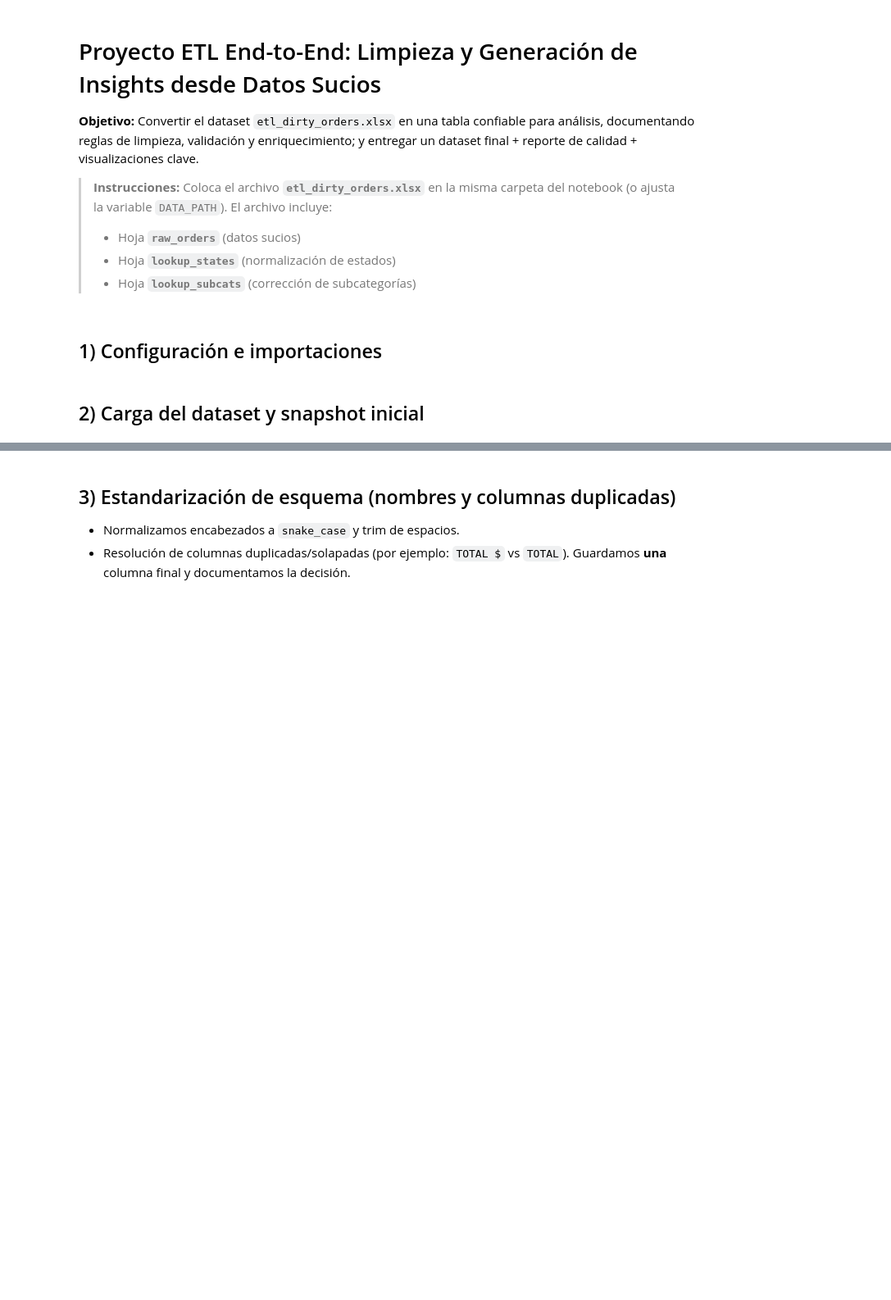
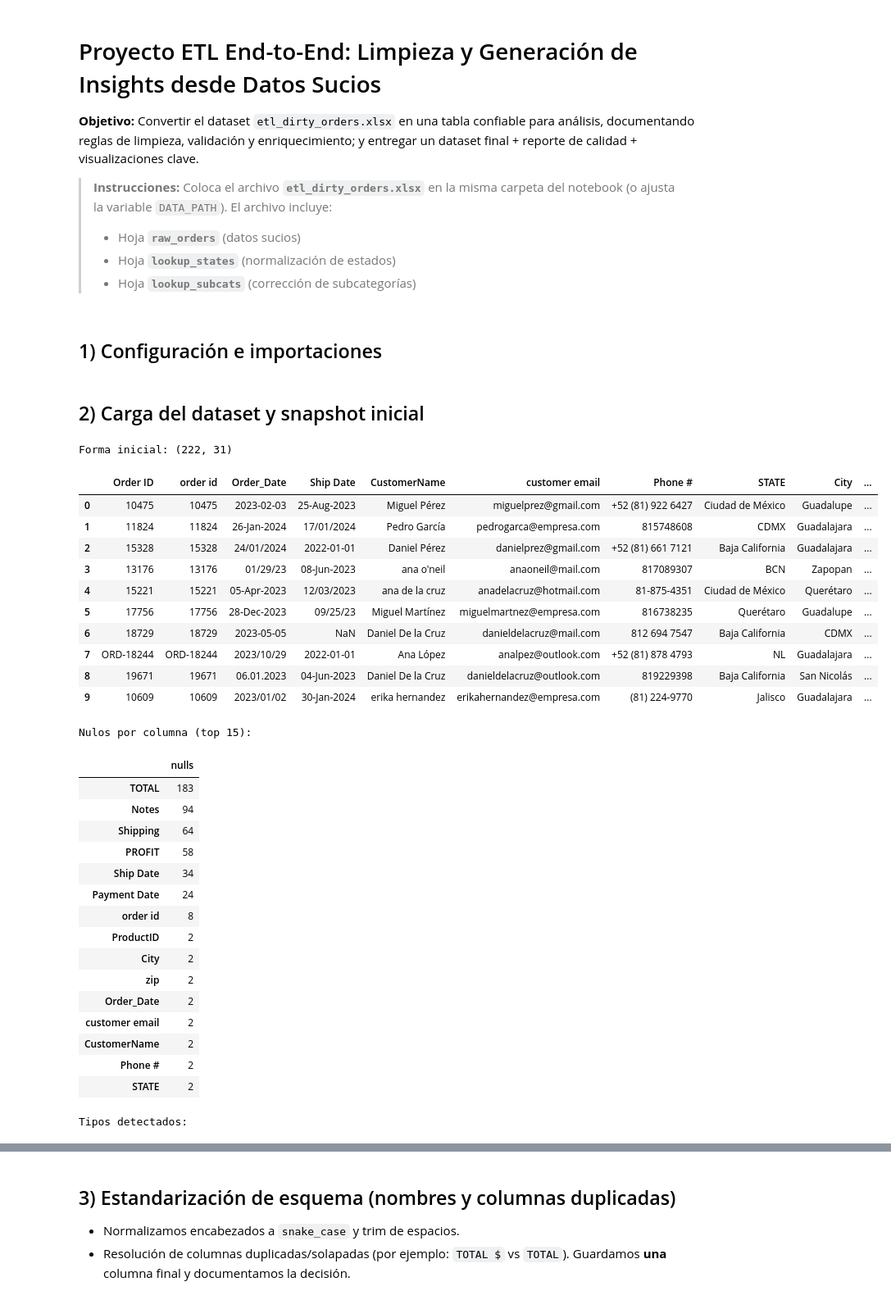
Before and after one commit to jaimehdzgt/ETL-y-Aseguramiento-de-Calidad-de-Datos, a Jupyter notebook: etl_cleaning_notebook.ipynb, the cells around one changed output, grey strips where cells are left out. Shown: that part at 82% size. Drawn from its saved outputs; the diff is of its cells as text; code cells hidden in the pictures; blank space fills up the shorter version.

Commit message:
Se creó con Colab

```diff
--- a/etl_cleaning_notebook.ipynb
+++ b/etl_cleaning_notebook.ipynb
@@ -23,7 +23,7 @@ import matplotlib.pyplot as plt
 pd.set_option('display.max_columns', 100)
 plt.rcParams['figure.figsize'] = (8, 5)
 
-DATA_PATH = 'etl_dirty_orders.xlsx'  # coloca el Excel junto al .ipynb
+DATA_PATH = '/content/drive/MyDrive/Colab Notebooks/datasets/etl_dirty_orders.xlsx'  # coloca el Excel junto al .ipynb
 SHEET_RAW = 'raw_orders'
 SHEET_STATES = 'lookup_states'
 SHEET_SUBCATS = 'lookup_subcats'
@@ -31,30 +31,47 @@ SHEET_SUBCATS = 'lookup_subcats'
 ## 2) Carga del dataset y snapshot inicial
 # %%
 
-# === Montar Google Drive ===
-from google.colab import drive
-drive.mount('/content/drive')
+assert os.path.exists(DATA_PATH), f'No se encontró {DATA_PATH}. Asegúrate de colocarlo en el mismo directorio del notebook.'
+xls = pd.ExcelFile(DATA_PATH)
+df = pd.read_excel(xls, SHEET_RAW)
+lookup_states = pd.read_excel(xls, SHEET_STATES)
+lookup_subcats = pd.read_excel(xls, SHEET_SUBCATS)
 
-# === Rutas y hojas ===
-import os
-import pandas as pd
-
-DATA_PATH     = "/content/drive/MyDrive/Colab Notebooks/datasets/etl_dirty_orders.xlsx"  # <-- tu archivo en Drive
-SHEET_RAW     = "raw_orders"
-SHEET_STATES  = "lookup_states"
-SHEET_SUBCATS = "lookup_subcats"
-
-# === Carga con validación ===
-assert os.path.exists(DATA_PATH), f"No se encontró {DATA_PATH}. Verifica la ruta exacta en tu Drive."
-xls = pd.ExcelFile(DATA_PATH)
-df            = pd.read_excel(xls, SHEET_RAW)
-lookup_states = pd.read_excel(xls, SHEET_STATES)
-lookup_subcats= pd.read_excel(xls, SHEET_SUBCATS)
-
-print("Forma inicial:", df.shape)
+print('Forma inicial:', df.shape)
 display(df.head(10))
 
 nulls = df.isna().sum().sort_values(ascending=False)
 types = df.dtypes
-print("\nNulos por columna (top 15):"); display(nulls.head(15).to_frame("nulls"))
-print("\nTipos detectados:"); display(types.to_frame("dtype"))
+print('\nNulos por columna (top 15):'); display(nulls.head(15).to_frame('nulls'))
+print('\nTipos detectados:'); display(types.to_frame('dtype'))
+# %% [output]
+Forma inicial: (222, 31)
+|  | Order ID | order id | Order_Date | Ship Date | CustomerName | customer email | Phone # | STATE | City | ... |
+| 0 | 10475 | 10475 | 2023-02-03 | 25-Aug-2023 | Miguel Pérez | miguelprez@gmail.com | +52 (81) 922 6427 | Ciudad de México | Guadalupe | ... |
+| 1 | 11824 | 11824 | 26-Jan-2024 | 17/01/2024 | Pedro García | pedrogarca@empresa.com | 815748608 | CDMX | Guadalajara | ... |
+| 2 | 15328 | 15328 | 24/01/2024 | 2022-01-01 | Daniel Pérez | danielprez@gmail.com | +52 (81) 661 7121 | Baja California | Guadalajara | ... |
+| 3 | 13176 | 13176 | 01/29/23 | 08-Jun-2023 | ana o'neil | anaoneil@mail.com | 817089307 | BCN | Zapopan | ... |
+| 4 | 15221 | 15221 | 05-Apr-2023 | 12/03/2023 | ana de la cruz | anadelacruz@hotmail.com | 81-875-4351 | Ciudad de México | Querétaro | ... |
+| 5 | 17756 | 17756 | 28-Dec-2023 | 09/25/23 | Miguel Martínez | miguelmartnez@empresa.com | 816738235 | Querétaro | Guadalupe | ... |
+| 6 | 18729 | 18729 | 2023-05-05 | NaN | Daniel De la Cruz | danieldelacruz@mail.com | 812 694 7547 | Baja California | CDMX | ... |
+| 7 | ORD-18244 | ORD-18244 | 2023/10/29 | 2022-01-01 | Ana López | analpez@outlook.com | +52 (81) 878 4793 | NL | Guadalajara | ... |
+| 8 | 19671 | 19671 | 06.01.2023 | 04-Jun-2023 | Daniel De la Cruz | danieldelacruz@outlook.com | 819229398 | Baja California | San Nicolás | ... |
+| 9 | 10609 | 10609 | 2023/01/02 | 30-Jan-2024 | erika hernandez | erikahernandez@empresa.com | (81) 224-9770 | Jalisco | Guadalajara | ... |
+Nulos por columna (top 15):
+|  | nulls |
+| TOTAL | 183 |
+| Notes | 94 |
+| Shipping | 64 |
+| PROFIT | 58 |
+| Ship Date | 34 |
+| Payment Date | 24 |
+| order id | 8 |
+| ProductID | 2 |
+| City | 2 |
+| zip | 2 |
+| Order_Date | 2 |
+| customer email | 2 |
+| CustomerName | 2 |
+| Phone # | 2 |
+| STATE | 2 |
+Tipos detectados:
```
Also changed, not shown: parts of 7 cells of this notebook.
